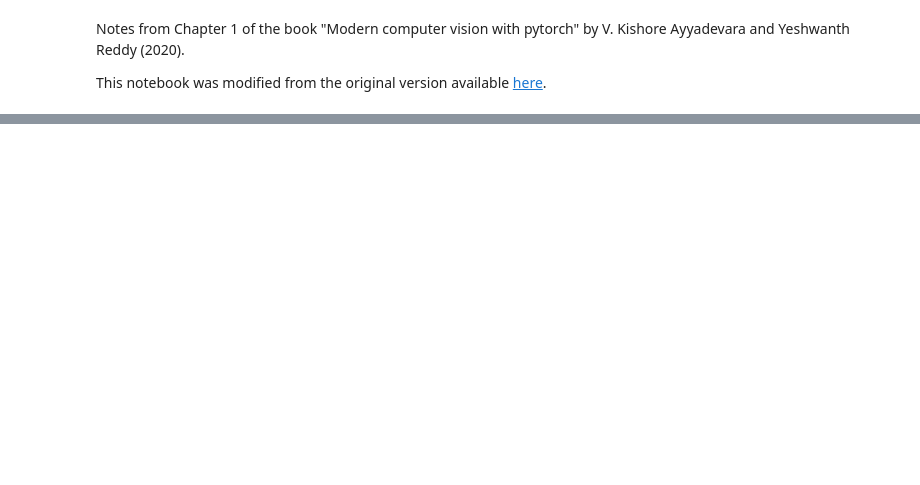
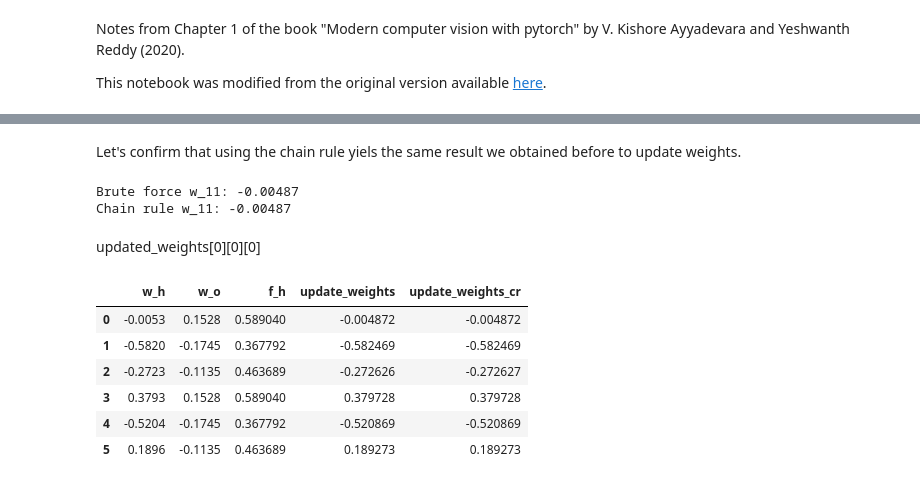
Before and after one commit to Ecotrust/DL-Training, a Jupyter notebook: notebooks/chapter1.ipynb, the cells around one changed output, grey strips where cells are left out. Drawn from its saved outputs; the diff is of its cells as text; code cells hidden in the pictures; blank space fills up the shorter version.

```diff
--- a/notebooks/chapter1.ipynb
+++ b/notebooks/chapter1.ipynb
@@ -337,0 +296,5 @@ print(tmp, updated_weights[3][0])
+# %%
+# Observations
+y = np.array([[0]])
+# Pack all weights and bias into a list
+W = [w_h, b_h, w_o, b_o]
@@ -337,0 +338,2 @@ print(tmp, updated_weights[3][0])
+# %% [markdown]
+Let's confirm that using the chain rule yiels the same result we obtained before to update weights.
@@ -337,0 +352,61 @@ print(tmp, updated_weights[3][0])
+# %%
+# Update weights by brute force
+updated_weights, _ = update_weights(x, y, W, .01)
+print('Brute-force w_11:', np.round(updated_weights[0][0][0], 5))
+
+# Update weights using the chain rule
+w_11_updated = w_11 - (.01) * -2 * (y - y_hat_1) * (w_o_1) * f_h_1 * (1 - f_h_1) * x_1
+print('Chain rule w_11:', np.round(w_11_updated, 5))
+# %% [output]
+Brute force w_11: -0.00487
+Chain rule w_11: -0.00487
+# %% [markdown]
+updated_weights[0][0][0]
+# %%
+def update_weights_cr(w, w_o, f_h, x, k):
+    '''Update weights using the Chain Rule.
+
+    Parameters
+    ----------
+    w: float
+        Weight to modify
+    w_o: float
+        Partial derivative of y_hat wrt f_h.
+    f_h: float
+        Activation value of the hidden layer.
+    x: int
+        Input value
+    k: float
+        Learning rate
+
+    Returns
+    -------
+    float
+        New weight value.
+    '''
+    return w - k * (-2 * (y - y_hat) * (w_o) * f_h * (1 - f_h) * x)
+# %%
+# Update w_h weights.
+import pandas as pd
+
+df = pd.DataFrame(columns=['w_h', 'w_o', 'f_h', 'update_weights', 'update_weights_cr'])
+
+# Extract parameters.
+df['w_h'] = W[0].flatten()
+df['w_o'] = np.array([w_o, w_o]).flatten()
+df['f_h'] = np.array([f_h[0], f_h[0]]).flatten()
+
+# Calculate new weights using update_weights function (for comparison).
+df['update_weights'] = updated_weights[0].flatten()
+
+# Calculate new weights using the Chain Rule.
+df['update_weights_cr'] = df.apply(lambda row: update_weights_cr(row['w_h'], row['w_o'], row['f_h'], 1, .01)[0][0], axis=1)
+df
+# %% [output]
+|  | w_h | w_o | f_h | update_weights | update_weights_cr |
+| 0 | -0.0053 | 0.1528 | 0.589040 | -0.004872 | -0.004872 |
+| 1 | -0.5820 | -0.1745 | 0.367792 | -0.582469 | -0.582469 |
+| 2 | -0.2723 | -0.1135 | 0.463689 | -0.272626 | -0.272627 |
+| 3 | 0.3793 | 0.1528 | 0.589040 | 0.379728 | 0.379728 |
+| 4 | -0.5204 | -0.1745 | 0.367792 | -0.520869 | -0.520869 |
+| 5 | 0.1896 | -0.1135 | 0.463689 | 0.189273 | 0.189273 |
```
Also changed, not shown: parts of 48 cells of this notebook.
